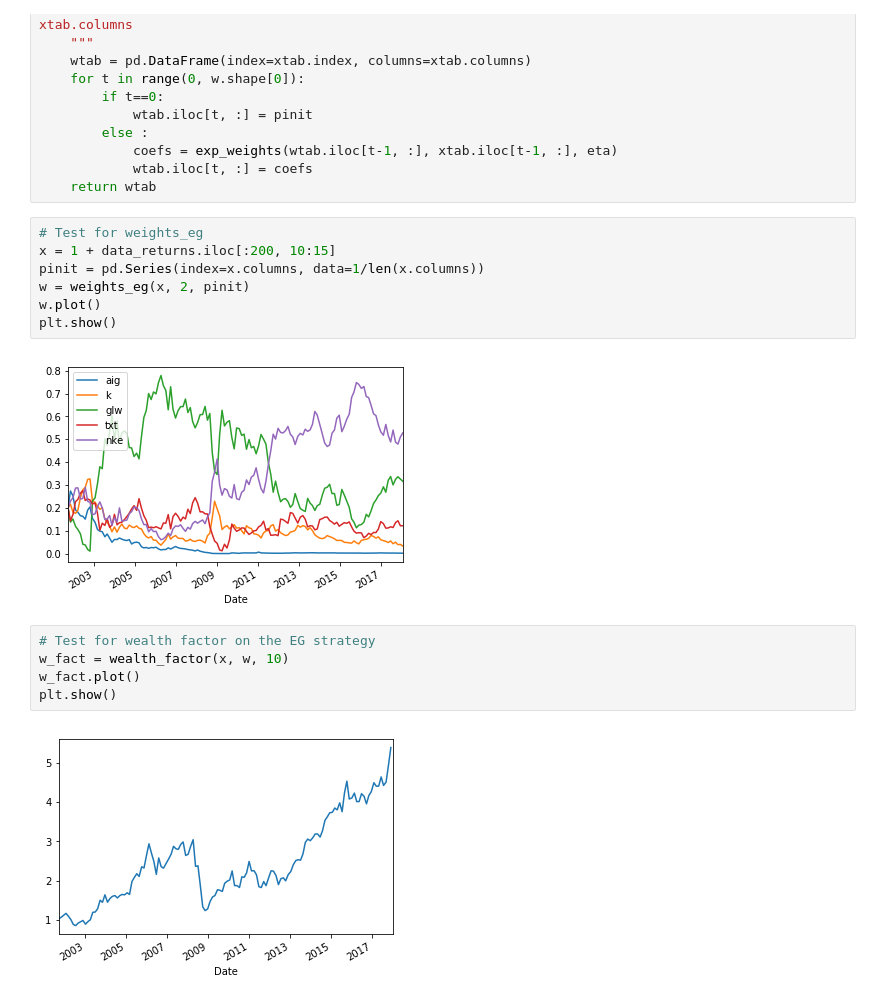
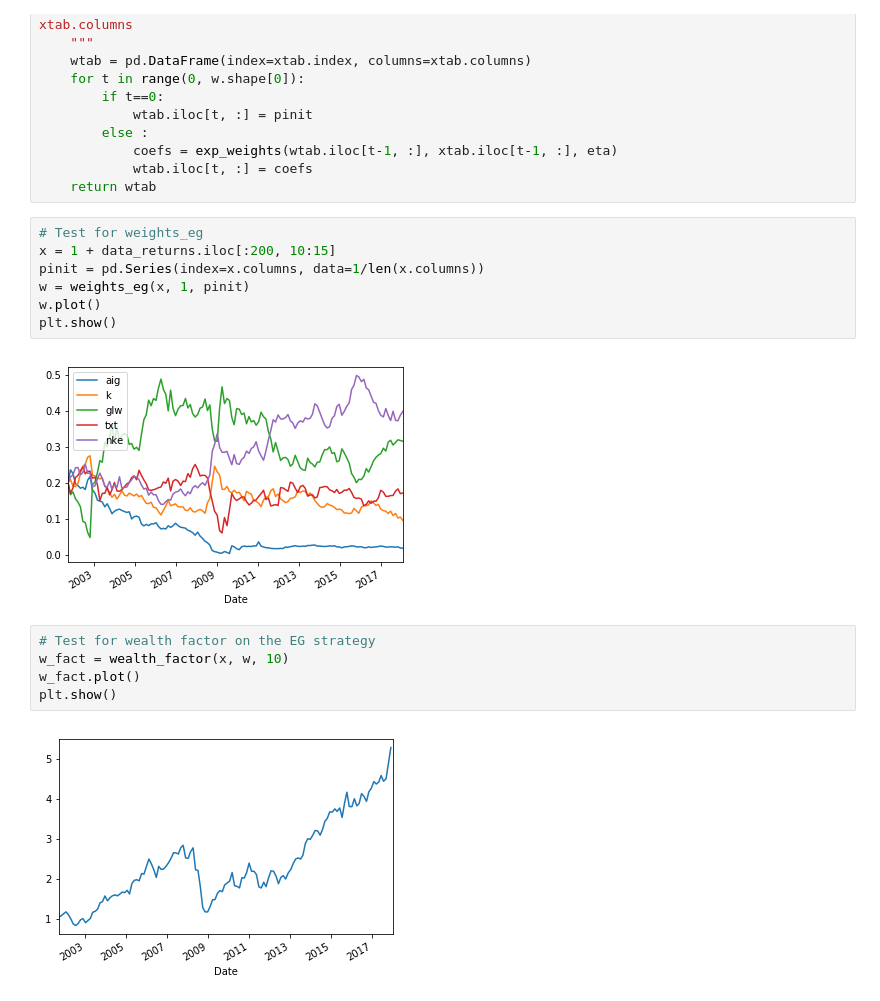
Before and after one commit to BoucheDimitri/OnlinePortfolio, a Jupyter notebook: Main.ipynb, the cells around one changed output. Drawn from its saved outputs; the diff is of its cells as text.

```diff
--- a/Main.ipynb
+++ b/Main.ipynb
@@ -127,19 +153,19 @@ def weights_eg(xtab, eta, pinit):
 # %%
 # Test for weights_eg
 x = 1 + data_returns.iloc[:200, 10:15]
 pinit = pd.Series(index=x.columns, data=1/len(x.columns))
-w = weights_eg(x, 2, pinit)
+w = weights_eg(x, 1, pinit)
 w.plot()
 plt.show()
 # %% [output]
-[figure, old version]
+[figure, new version]
 # %%
 # Test for wealth factor on the EG strategy
 w_fact = wealth_factor(x, w, 10)
 w_fact.plot()
 plt.show()
 # %% [output]
-[figure, old version]
+[figure, new version]
 # %%
 # Test for internal regret
 ir = internal_regret_tab(w, x)
```
Also changed, not shown: parts of 12 cells of this notebook.
